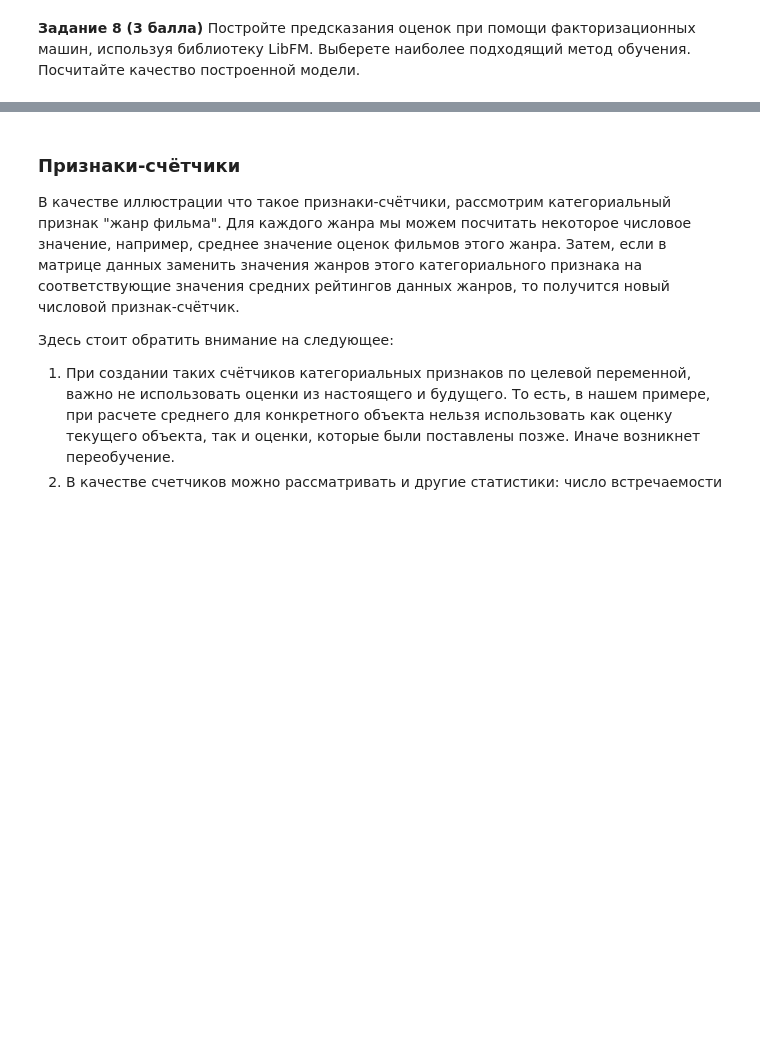
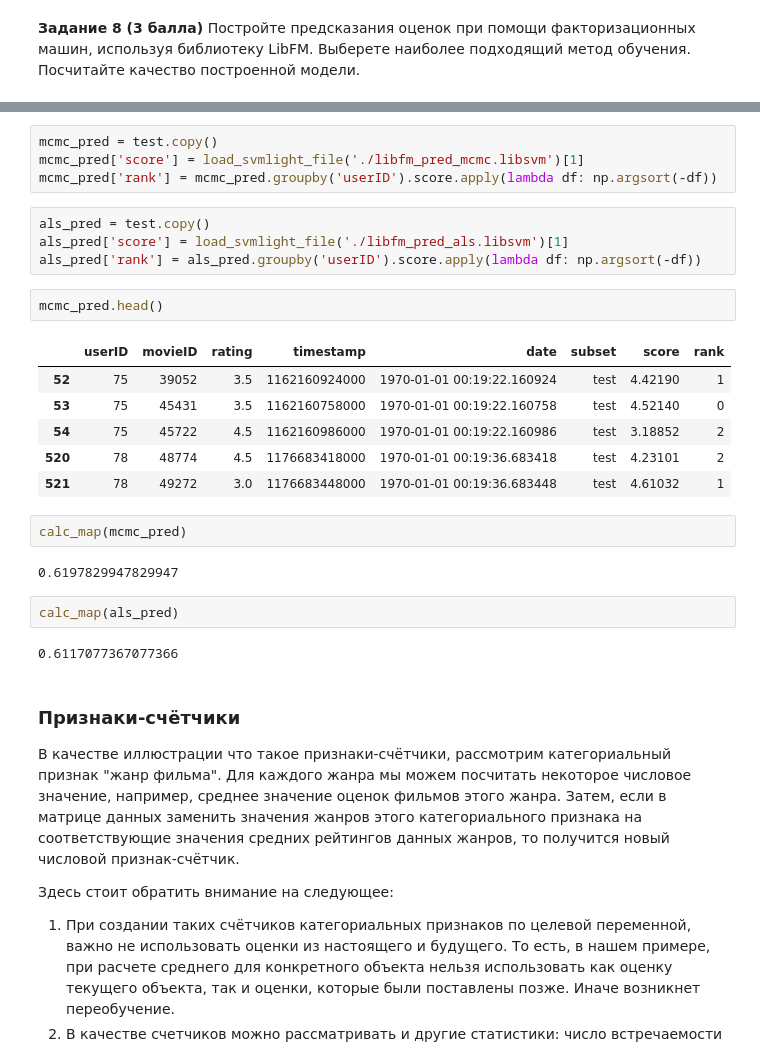
Before and after one commit to BNazh/shad2018, a Jupyter notebook: ML/hw4/Lab4_Recommendation_systems.ipynb, the cells around one changed output, grey strips where cells are left out. Cells and saved outputs as stored; diff of their text form; blank space fills up the shorter version.

```diff
--- a/ML/hw4/Lab4_Recommendation_systems.ipynb
+++ b/ML/hw4/Lab4_Recommendation_systems.ipynb
@@ -353,3 +434,28 @@ libFm принимает данные в следующем формате:
+# %%
+mcmc_pred = test.copy()
+mcmc_pred['score'] = load_svmlight_file('./libfm_pred_mcmc.libsvm')[1]
+mcmc_pred['rank'] = mcmc_pred.groupby('userID').score.apply(lambda df: np.argsort(-df))
+# %%
+als_pred = test.copy()
+als_pred['score'] = load_svmlight_file('./libfm_pred_als.libsvm')[1]
+als_pred['rank'] = als_pred.groupby('userID').score.apply(lambda df: np.argsort(-df))
+# %%
+mcmc_pred.head()
+# %% [output]
+|  | userID | movieID | rating | timestamp | date | subset | score | rank |
+| 52 | 75 | 39052 | 3.5 | 1162160924000 | 1970-01-01 00:19:22.160924 | test | 4.42190 | 1 |
+| 53 | 75 | 45431 | 3.5 | 1162160758000 | 1970-01-01 00:19:22.160758 | test | 4.52140 | 0 |
+| 54 | 75 | 45722 | 4.5 | 1162160986000 | 1970-01-01 00:19:22.160986 | test | 3.18852 | 2 |
+| 520 | 78 | 48774 | 4.5 | 1176683418000 | 1970-01-01 00:19:36.683418 | test | 4.23101 | 2 |
+| 521 | 78 | 49272 | 3.0 | 1176683448000 | 1970-01-01 00:19:36.683448 | test | 4.61032 | 1 |
+# %%
+calc_map(mcmc_pred)
+# %% [output]
+0.6197829947829947
+# %%
+calc_map(als_pred)
+# %% [output]
+0.6117077367077366
 # %% [markdown]
 ### Признаки-счётчики
 
```
Also changed, not shown: parts of 22 cells of this notebook.
